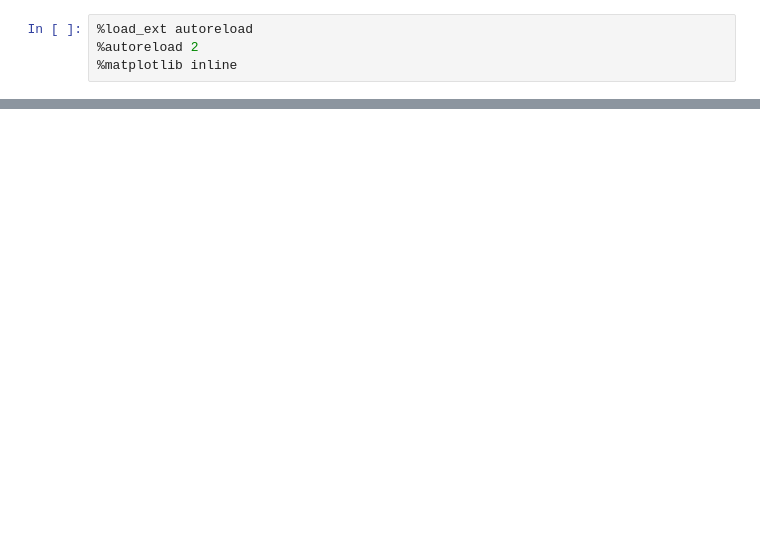
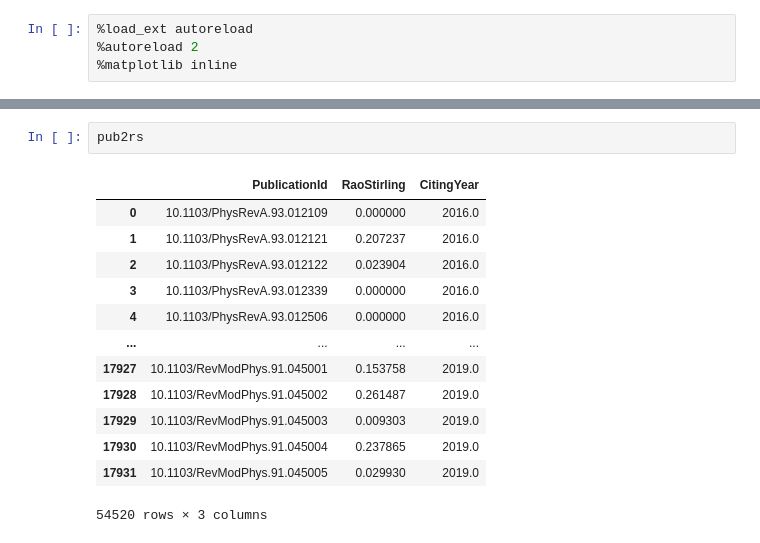
Before and after one commit to SciSciCollective/pyscisci, a Jupyter notebook: examples/Example of Interdisciplinarity.ipynb, the cells around one changed output, grey strips where cells are left out. Cells and saved outputs as stored; diff of their text form; blank space fills up the shorter version.

```diff
--- a/examples/Example of Interdisciplinarity.ipynb
+++ b/examples/Example of Interdisciplinarity.ipynb
@@ -60,3 +90,19 @@ pub2rs, precomputed_distance_matrix, field2int = compute_raostriling_interdiscip
+# %%
+pub2rs
+# %% [output]
+|  | PublicationId | RaoStirling | CitingYear |
+| 0 | 10.1103/PhysRevA.93.012109 | 0.000000 | 2016.0 |
+| 1 | 10.1103/PhysRevA.93.012121 | 0.207237 | 2016.0 |
+| 2 | 10.1103/PhysRevA.93.012122 | 0.023904 | 2016.0 |
+| 3 | 10.1103/PhysRevA.93.012339 | 0.000000 | 2016.0 |
+| 4 | 10.1103/PhysRevA.93.012506 | 0.000000 | 2016.0 |
+| ... | ... | ... | ... |
+| 17927 | 10.1103/RevModPhys.91.045001 | 0.153758 | 2019.0 |
+| 17928 | 10.1103/RevModPhys.91.045002 | 0.261487 | 2019.0 |
+| 17929 | 10.1103/RevModPhys.91.045003 | 0.009303 | 2019.0 |
+| 17930 | 10.1103/RevModPhys.91.045004 | 0.237865 | 2019.0 |
+| 17931 | 10.1103/RevModPhys.91.045005 | 0.029930 | 2019.0 |
+54520 rows × 3 columns
 # %%
 rsdist, rsbins = np.histogram(pub2rs['RaoStirling'].values, bins=20)
 
```
Also changed, not shown: parts of 12 cells of this notebook, 19 other files.
